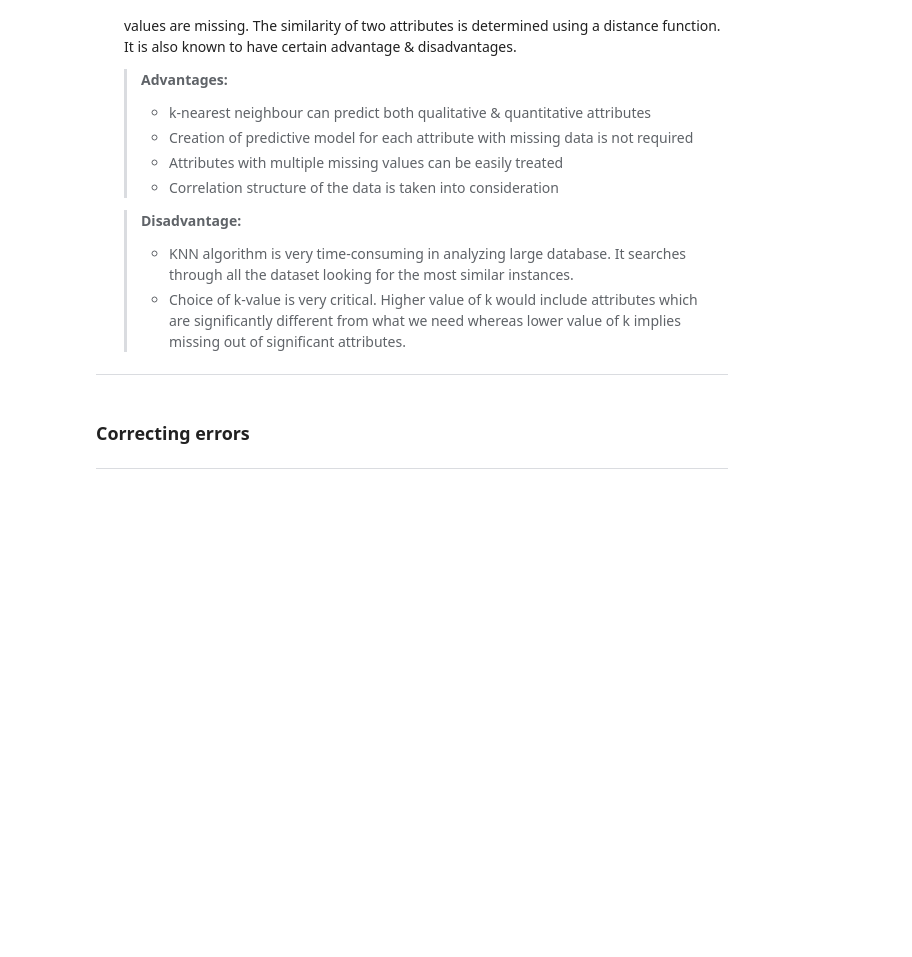
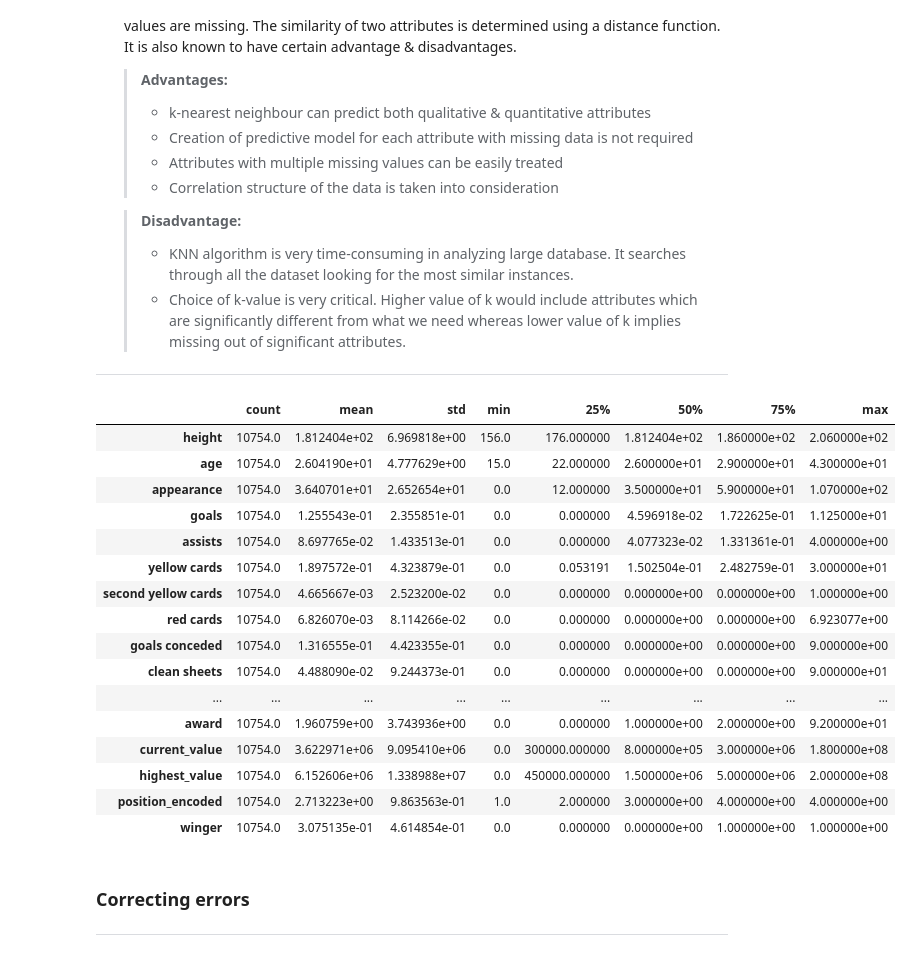
Before and after one commit to zaidAlkhathlan/Usecase-7, a Jupyter notebook: EDA explain template.ipynb, the cells around one changed output. Cells and saved outputs as stored; diff of their text form; code cells hidden in the pictures; blank space fills up the shorter version.

```diff
--- a/EDA explain template.ipynb
+++ b/EDA explain template.ipynb
@@ -6,6 +6,9 @@ import matplotlib.pyplot as plt
 import seaborn as sns
 from scipy.stats import zscore
 
+pd.set_option('display.max_columns', None)
+
+
 ## This statement allows the visuals to render within your Jupyter Notebook.
 %matplotlib inline
 # %% [markdown]
@@ -200,6 +270,26 @@ To avoid:
    > - Choice of k-value is very critical. Higher value of k would include attributes which are significantly different from what we need whereas lower value of k implies missing out of significant attributes.
 
 --------------------
+# %%
+df.describe().T
+# %% [output]
+|  | count | mean | std | min | 25% | 50% | 75% | max |
+| height | 10754.0 | 1.812404e+02 | 6.969818e+00 | 156.0 | 176.000000 | 1.812404e+02 | 1.860000e+02 | 2.060000e+02 |
+| age | 10754.0 | 2.604190e+01 | 4.777629e+00 | 15.0 | 22.000000 | 2.600000e+01 | 2.900000e+01 | 4.300000e+01 |
+| appearance | 10754.0 | 3.640701e+01 | 2.652654e+01 | 0.0 | 12.000000 | 3.500000e+01 | 5.900000e+01 | 1.070000e+02 |
+| goals | 10754.0 | 1.255543e-01 | 2.355851e-01 | 0.0 | 0.000000 | 4.596918e-02 | 1.722625e-01 | 1.125000e+01 |
+| assists | 10754.0 | 8.697765e-02 | 1.433513e-01 | 0.0 | 0.000000 | 4.077323e-02 | 1.331361e-01 | 4.000000e+00 |
+| yellow cards | 10754.0 | 1.897572e-01 | 4.323879e-01 | 0.0 | 0.053191 | 1.502504e-01 | 2.482759e-01 | 3.000000e+01 |
+| second yellow cards | 10754.0 | 4.665667e-03 | 2.523200e-02 | 0.0 | 0.000000 | 0.000000e+00 | 0.000000e+00 | 1.000000e+00 |
+| red cards | 10754.0 | 6.826070e-03 | 8.114266e-02 | 0.0 | 0.000000 | 0.000000e+00 | 0.000000e+00 | 6.923077e+00 |
+| goals conceded | 10754.0 | 1.316555e-01 | 4.423355e-01 | 0.0 | 0.000000 | 0.000000e+00 | 0.000000e+00 | 9.000000e+00 |
+| clean sheets | 10754.0 | 4.488090e-02 | 9.244373e-01 | 0.0 | 0.000000 | 0.000000e+00 | 0.000000e+00 | 9.000000e+01 |
+| ... | ... | ... | ... | ... | ... | ... | ... | ... |
+| award | 10754.0 | 1.960759e+00 | 3.743936e+00 | 0.0 | 0.000000 | 1.000000e+00 | 2.000000e+00 | 9.200000e+01 |
+| current_value | 10754.0 | 3.622971e+06 | 9.095410e+06 | 0.0 | 300000.000000 | 8.000000e+05 | 3.000000e+06 | 1.800000e+08 |
+| highest_value | 10754.0 | 6.152606e+06 | 1.338988e+07 | 0.0 | 450000.000000 | 1.500000e+06 | 5.000000e+06 | 2.000000e+08 |
+| position_encoded | 10754.0 | 2.713223e+00 | 9.863563e-01 | 1.0 | 2.000000 | 3.000000e+00 | 4.000000e+00 | 4.000000e+00 |
+| winger | 10754.0 | 3.075135e-01 | 4.614854e-01 | 0.0 | 0.000000 | 0.000000e+00 | 1.000000e+00 | 1.000000e+00 |
 # %%
 # go back to 6th dimention --> Completeness
 # %% [markdown]
```
Also changed, not shown: parts of 53 cells of this notebook, 1 other file.
